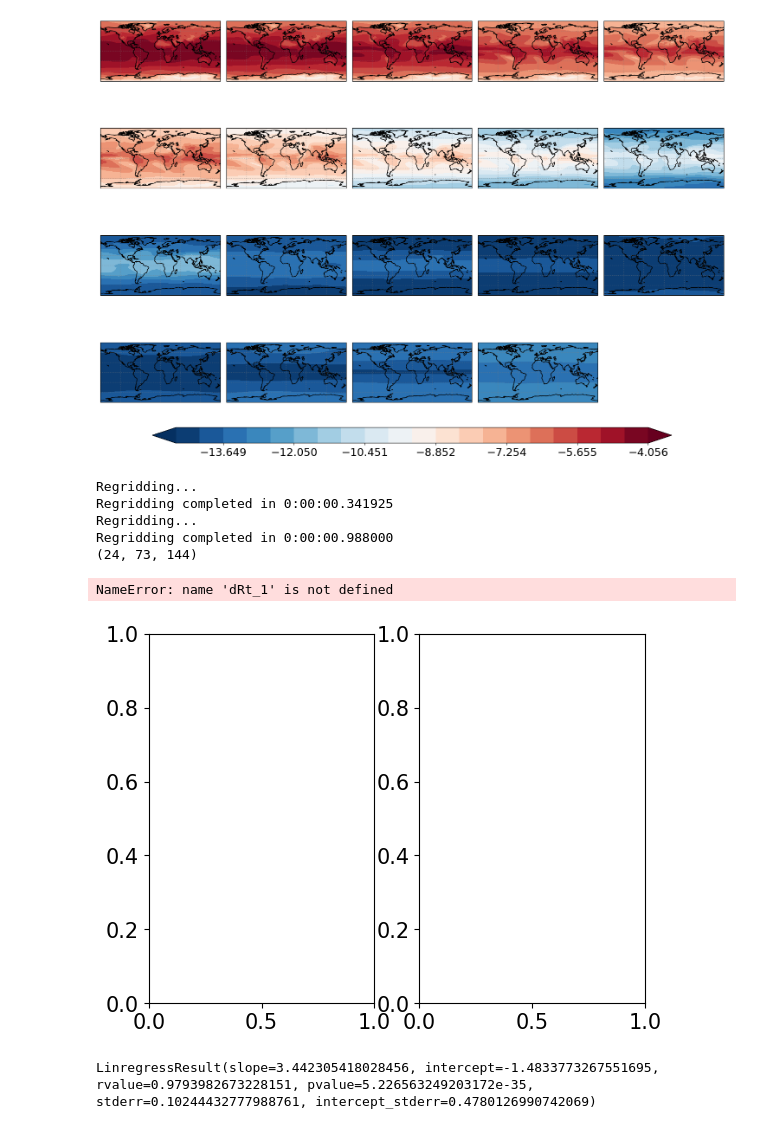
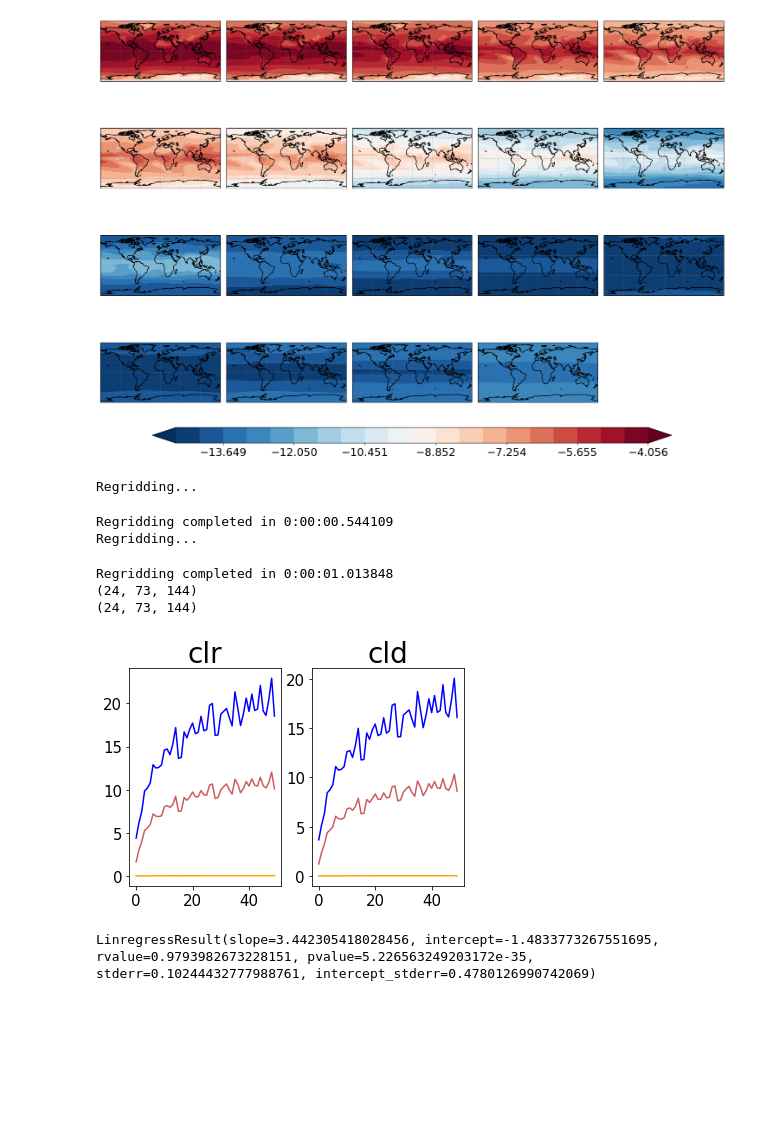
Before and after one commit to fedef17/FScripts, a Jupyter notebook: tunecs/feedback_4xco2_deb.ipynb, the cells around one changed output. Cells and saved outputs as stored; diff of their text form; code cells hidden in the pictures; blank space fills up the shorter version.

```diff
--- a/tunecs/feedback_4xco2_deb.ipynb
+++ b/tunecs/feedback_4xco2_deb.ipynb
@@ -571,43 +580,43 @@ for tip, ax in zip(['clr','cld'], axs):
     # # anoms = xr.apply_ufunc(lambda x, mean: x - mean, var.groupby('time.month'), piok)
     # # anoms = anoms*mask
     # # anoms_ok = anoms.interp(plev = cose)
     # coso = anoms_ok * ta_abs**2 #why?
     # coso = coso.compute()
 
     # dRt = (xr.apply_ufunc(lambda x, ker: x*ker, coso.groupby('time.month'), kernel) * Rv/Lv * vlevs.dp / 100.).sum('player').groupby('time.year').mean('time')
     # dRt_ps = (xr.apply_ufunc(lambda x, ker, wid: x*ker*wid, coso.groupby('time.month'), kernel, wid_mask/100.) * Rv/Lv).sum('player').groupby('time.year').mean('time')
 
     # plt.figure()
     # dRt.mean(dim='year').plot(cmap='GnBu')
     # plt.title("Water Vapor Feedback")
     # plt.savefig('feedback_water-vapor.pdf')
 
     # dRt_glob = ctl.global_mean(dRt)
     # dRt_glob_ps = ctl.global_mean(dRt_ps)
-    dRt_glob_1 = ctl.global_mean(dRt_1)
-    dRt_glob_2 = ctl.global_mean(dRt_2)
-    dRt_glob_3 = ctl.global_mean(dRt_3)
+    dRt_glob_1 = ctl.global_mean(dRt_wstrat1)
+    dRt_glob_2 = ctl.global_mean(dRt_wstrat2)
+    dRt_glob_3 = ctl.global_mean(dRt_wstrat3)
 
     # feedbacks[( tip, 'water-vapor')] = dRt_glob
     feedbacks[( tip, 'water-vapor_1')] = dRt_glob_1
     feedbacks[( tip, 'water-vapor_3')] = dRt_glob_3
     # feedbacks[( tip, 'water-vapor_ps')] = dRt_glob_ps
     #pickle.dump(feedbacks[( tip, 'water-vapor')], open(cart_out + 'feedback_'+ tip + '_water-vapor.p', 'wb'))
 
     # plt.plot(dRt_glob, color = 'blue')
     # plt.plot(dRt_glob_ps, color = 'blue', ls = '--')
     ax.plot(dRt_glob_1, color = 'blue')
     ax.plot(dRt_glob_2, color = 'orange')
     ax.plot(dRt_glob_3, color = 'indianred')
-    ax.title(tip)
+    ax.set_title(tip)
 # %% [output]
 Regridding...
-Regridding completed in 0:00:00.341925
-Regridding...
-Regridding completed in 0:00:00.988000
-(24, 73, 144)
-NameError: name 'dRt_1' is not defined
+Regridding completed in 0:00:00.544109
+Regridding...
+Regridding completed in 0:00:01.013848
+(24, 73, 144)
+(24, 73, 144)
-[figure, old version]
+[figure, new version]
 # %%
 stats.linregress(gtas, dRt_glob_wstrat1)
 # %% [output]
```
Also changed, not shown: parts of 3 cells of this notebook, 1 other file.
